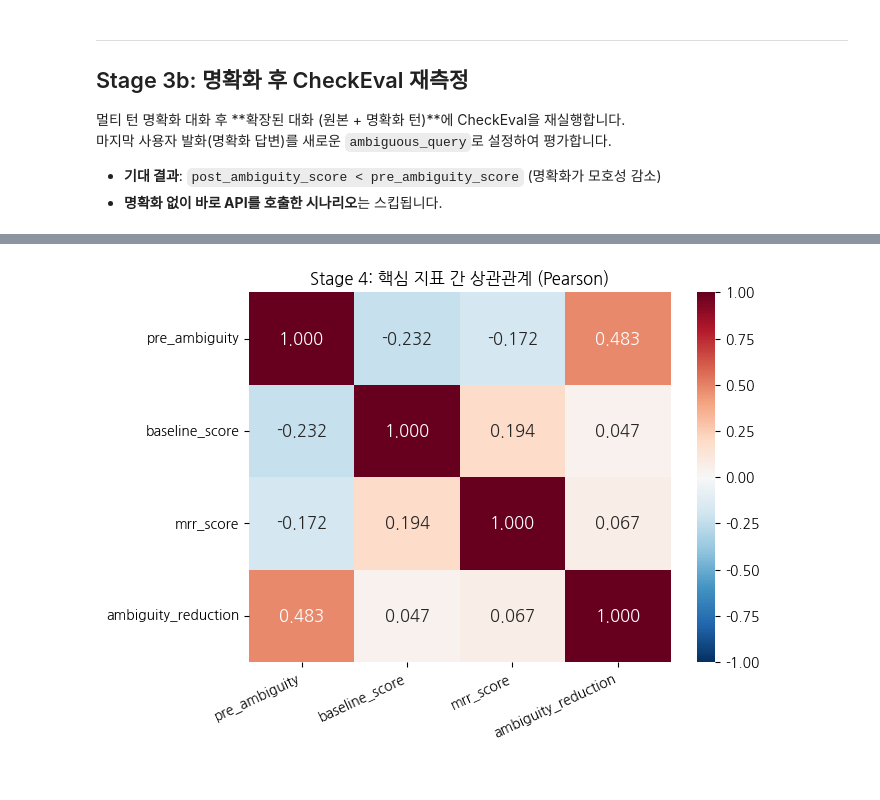
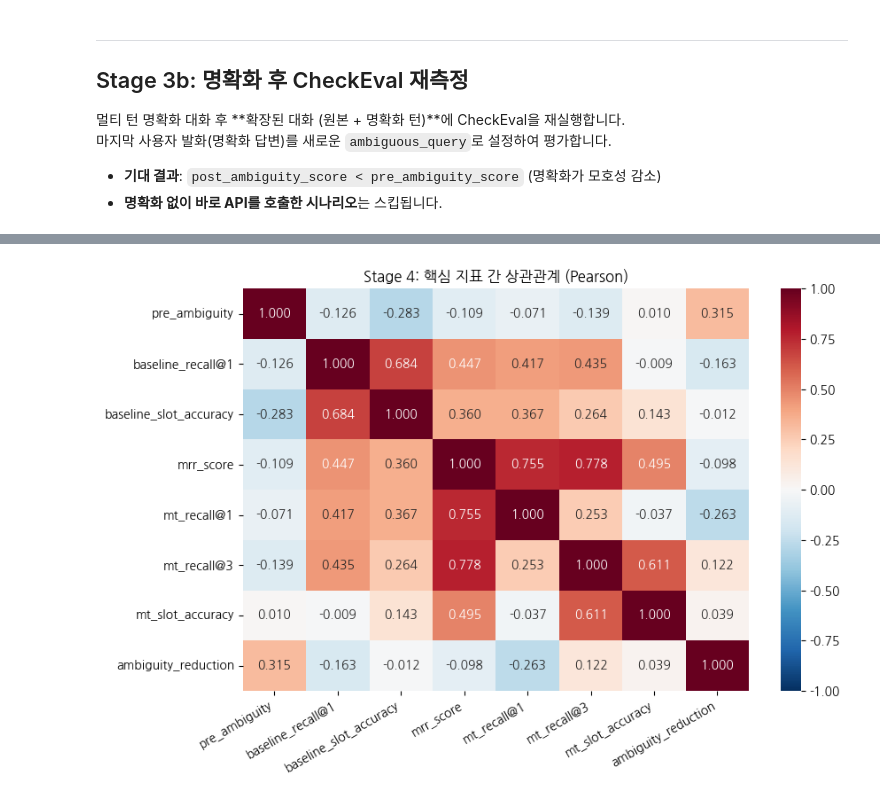
Before and after one commit to hanliger/UncertainQueryEval, a Jupyter notebook: notebooks/ambiguity_eval_framework.ipynb, the cells around one changed output, grey strips where cells are left out. Saved outputs shown, nothing was run; the diff lists cells and outputs as text; code cells hidden in the pictures.

```diff
--- a/notebooks/ambiguity_eval_framework.ipynb
+++ b/notebooks/ambiguity_eval_framework.ipynb
@@ -55,7 +55,7 @@ QUESTION_DIR    = ROOT / 'prompt' / 'ambiguity_questions'
 RESULTS_DIR     = ROOT / 'results' / 'ambiguity_framework'
 RESULTS_DIR.mkdir(parents=True, exist_ok=True)
 
-MODEL                   = 'gpt-5.4-mini'
+MODEL                   = 'gpt-5.4'
 MAX_CLARIFICATION_TURNS = 10
 QUESTION_VERSION        = 'filtered'
 TEMPERATURE             = 0.0
@@ -1354,27 +1616,68 @@ plt.tight_layout(); plt.show()
 # %%
-# 상관관계 히트맵
-metrics = ['pre_ambiguity', 'baseline_score', 'mrr_score', 'ambiguity_reduction']
+# 상관관계 히트맵 + 통합 결과 저장
+metrics = [
+    'pre_ambiguity',
+    'baseline_recall@1',
+    'baseline_slot_accuracy',
+    'mrr_score',
+    'mt_recall@1',
+    'mt_recall@3',
+    'mt_slot_accuracy',
+    'ambiguity_reduction',
+]
 corr_df = comp_df[metrics].dropna()
 
 if len(corr_df) >= 5:
     corr_mat = corr_df.corr()
-    fig, ax  = plt.subplots(figsize=(7, 5))
+    fig, ax  = plt.subplots(figsize=(9, 6))
     sns.heatmap(corr_mat, ax=ax, cmap='RdBu_r', center=0, vmin=-1, vmax=1,
-                annot=True, fmt='.3f', annot_kws={'fontsize': 12},
+                annot=True, fmt='.3f', annot_kws={'fontsize': 10},
                 xticklabels=metrics, yticklabels=metrics)
     ax.set_title('Stage 4: 핵심 지표 간 상관관계 (Pearson)', fontsize=12)
-    plt.xticks(rotation=25, ha='right'); plt.yticks(rotation=0)
+    plt.xticks(rotation=30, ha='right')
+    plt.yticks(rotation=0)
     plt.tight_layout(); plt.show()
 
     print('\n상관관계 해석:')
-    for a, b in [('pre_ambiguity', 'baseline_score'),
-                 ('pre_ambiguity', 'mrr_score'),
-                 ('pre_ambiguity', 'ambiguity_reduction'),
-                 ('mrr_score',     'ambiguity_reduction')]:
+    for a, b in [
+        ('pre_ambiguity', 'baseline_recall@1'),
+        ('pre_ambiguity', 'baseline_slot_accuracy'),
+        ('pre_ambiguity', 'mt_recall@3'),
+        ('pre_ambiguity', 'mt_slot_accuracy'),
+        ('mt_recall@3', 'ambiguity_reduction'),
+    ]:
         if a in corr_mat and b in corr_mat:
             print(f'  {a} vs {b}: {corr_mat.loc[a, b]:.3f}')
 else:
     print('상관관계 분석을 위한 완전한 데이터 부족 — Stage 3b 실행 필요')
+
+out_path = RESULTS_DIR / f'framework_results_{MODEL.replace("/", "_")}.json'
+output = {
+    'config': {
+        'model': MODEL,
+        'max_clarification_turns': MAX_CLARIFICATION_TURNS,
+        'question_version': QUESTION_VERSION,
+        'timestamp': datetime.now().isoformat(),
+    },
+    'summary': {
+        'stage1_avg_ambiguity':         float(comp_df['pre_ambiguity'].mean()) if comp_df['pre_ambiguity'].notna().any() else None,
+        'stage2_baseline_recall@1':     float(comp_df['baseline_recall@1'].mean()) if comp_df['baseline_recall@1'].notna().any() else None,
+        'stage2_baseline_slot_accuracy':float(comp_df['baseline_slot_accuracy'].mean()) if comp_df['baseline_slot_accuracy'].notna().any() else None,
+        'stage3_mrr':                   float(comp_df['mrr_score'].mean()) if comp_df['mrr_score'].notna().any() else None,
+        'stage3_recall@3':              float(comp_df['mt_recall@3'].mean()) if comp_df['mt_recall@3'].notna().any() else None,
+        'stage3_slot_accuracy':         float(comp_df['mt_slot_accuracy'].mean()) if comp_df['mt_slot_accuracy'].notna().any() else None,
+        'stage3b_post_ambiguity':       float(comp_df['post_ambiguity'].mean()) if comp_df['post_ambiguity'].notna().any() else None,
+        'avg_ambiguity_reduction':      float(comp_df['ambiguity_reduction'].mean()) if comp_df['ambiguity_reduction'].notna().any() else None,
+    },
+    'per_scenario': comp_df.to_dict(orient='records'),
+}
+with open(out_path, 'w', encoding='utf-8') as f:
+    json.dump(output, f, ensure_ascii=False, indent=2, default=str)
+
+print(f'✓ 통합 결과 저장: {out_path}')
+print('\n=== 최종 요약 ===')
+for k, v in output['summary'].items():
+    print(f'  {k}: {v:.4f}' if isinstance(v, float) else f'  {k}: {v}')
 # %% [output]
-[figure, old version]
+[figure, new version]
 상관관계 해석:
```
Also changed, not shown: parts of 15 cells of this notebook, 6 other files.
